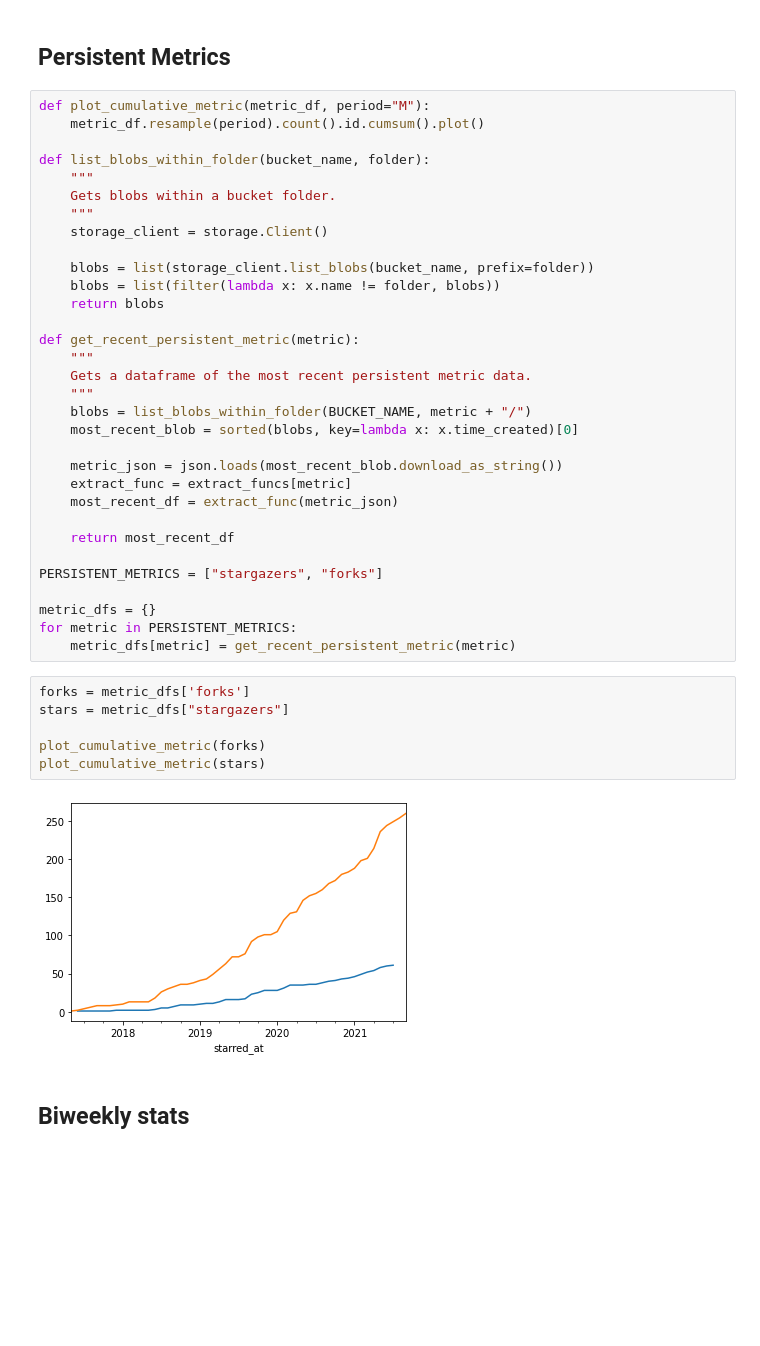
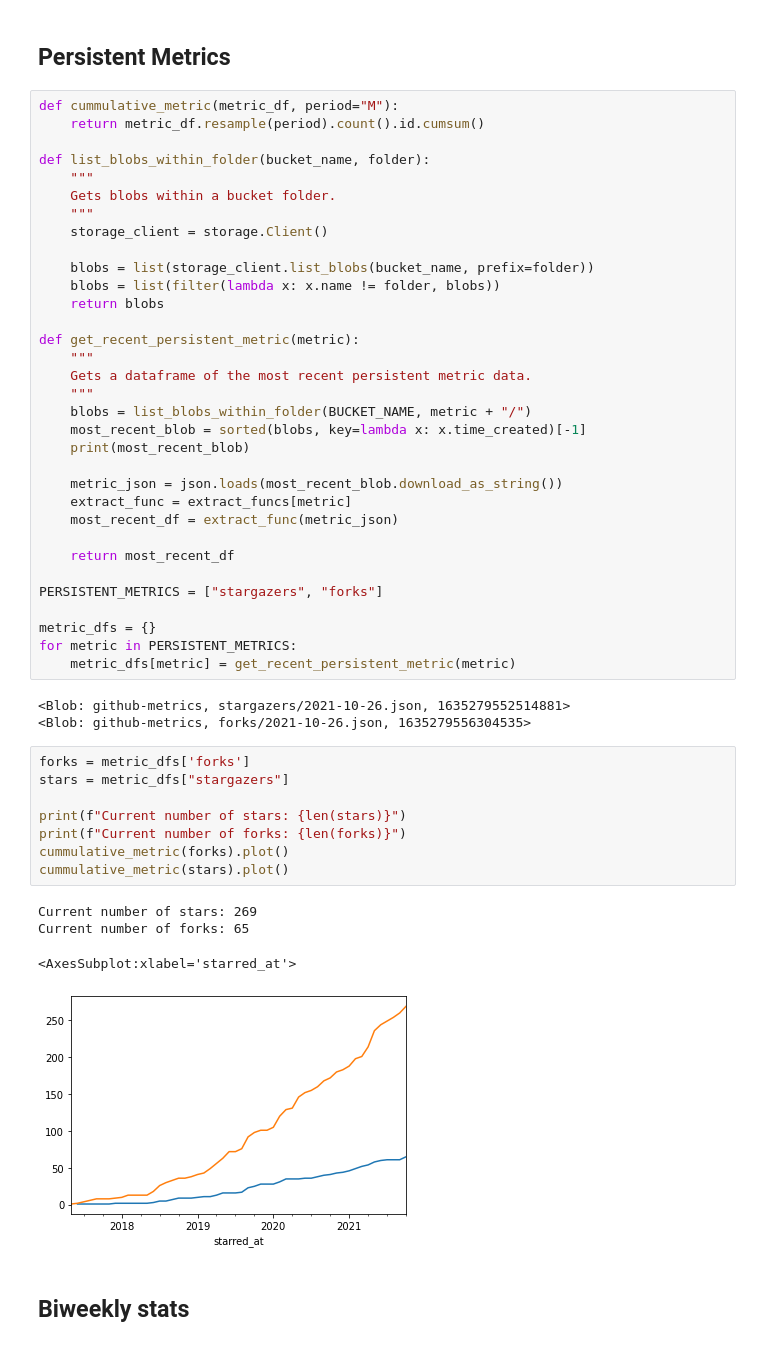
Before and after one commit to catalyst-cooperative/pudl-usage-metrics, a Jupyter notebook: notebooks/github_metrics.ipynb, the cells around one changed output. Cells and saved outputs as stored; diff of their text form; blank space fills up the shorter version.

```diff
--- a/notebooks/github_metrics.ipynb
+++ b/notebooks/github_metrics.ipynb
@@ -49,8 +49,8 @@ extract_funcs = {"clones": extract_clones,
 # %% [markdown]
 ## Persistent Metrics
 # %%
-def plot_cumulative_metric(metric_df, period="M"):
-    metric_df.resample(period).count().id.cumsum().plot()
+def cummulative_metric(metric_df, period="M"):
+    return metric_df.resample(period).count().id.cumsum()
 
 def list_blobs_within_folder(bucket_name, folder):
     """
@@ -67,7 +67,8 @@ def get_recent_persistent_metric(metric):
     Gets a dataframe of the most recent persistent metric data.
     """
     blobs = list_blobs_within_folder(BUCKET_NAME, metric + "/")
-    most_recent_blob = sorted(blobs, key=lambda x: x.time_created)[0]
+    most_recent_blob = sorted(blobs, key=lambda x: x.time_created)[-1]
+    print(most_recent_blob)
 
     metric_json = json.loads(most_recent_blob.download_as_string())
     extract_func = extract_funcs[metric]
@@ -80,14 +81,22 @@ PERSISTENT_METRICS = ["stargazers", "forks"]
 metric_dfs = {}
 for metric in PERSISTENT_METRICS:
     metric_dfs[metric] = get_recent_persistent_metric(metric)
+# %% [output]
+<Blob: github-metrics, stargazers/2021-10-26.json, 1635279552514881>
+<Blob: github-metrics, forks/2021-10-26.json, 1635279556304535>
-# %%
-forks = metric_dfs['forks']
-stars = metric_dfs["stargazers"]
-
-plot_cumulative_metric(forks)
-plot_cumulative_metric(stars)
-# %% [output]
-[figure, removed]
+# %%
+forks = metric_dfs['forks']
+stars = metric_dfs["stargazers"]
+
+print(f"Current number of stars: {len(stars)}")
+print(f"Current number of forks: {len(forks)}")
+cummulative_metric(forks).plot()
+cummulative_metric(stars).plot()
+# %% [output]
+Current number of stars: 269
+Current number of forks: 65
+<AxesSubplot:xlabel='starred_at'>
+[figure, added]
 # %% [markdown]
 ## Biweekly stats
 # %%
```
Also changed, not shown: parts of 5 cells of this notebook.
